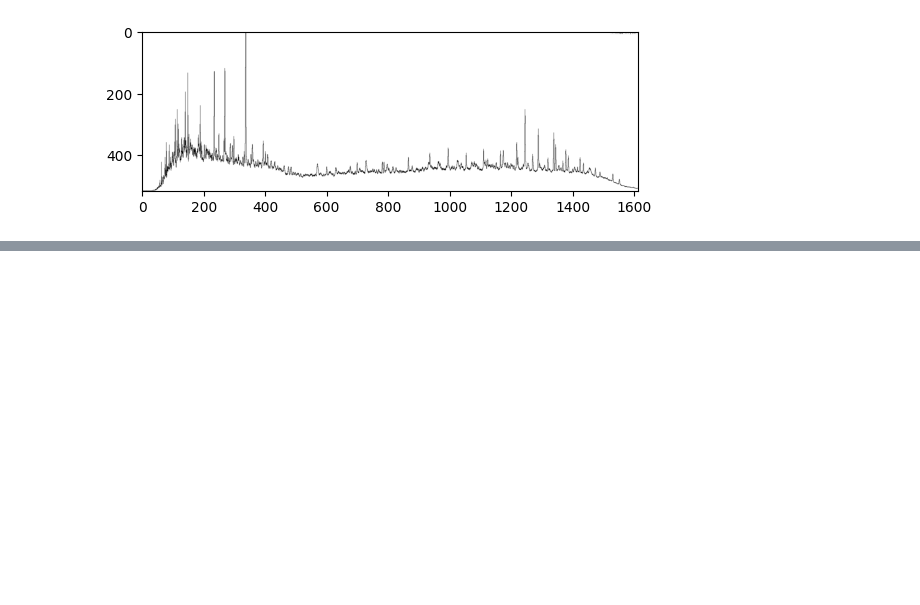
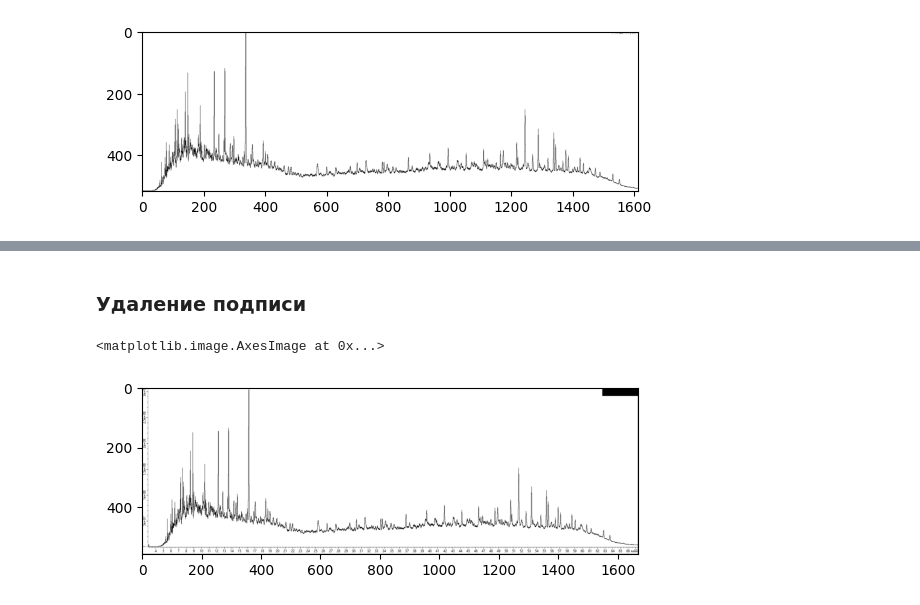
Before and after one commit to Dann38/imgplot2vec, a Jupyter notebook: scripts/exam.ipynb, the cells around one changed output, grey strips where cells are left out. Drawn from its saved outputs; the diff is of its cells as text; code cells hidden in the pictures; blank space fills up the shorter version.

```diff
--- a/scripts/exam.ipynb
+++ b/scripts/exam.ipynb
@@ -67,0 +101,15 @@ plt.imshow(gray_frame, cmap="gray")
+# %% [markdown]
+### Удаление подписи
+# %%
+reader = Reader()
+
+img = reader.read(r"img/2.png")
+
+delete_lebel_height = 30
+delete_lebel_width = 120
+h,w = img.shape[:2]
+img[:delete_lebel_height, w-delete_lebel_width:, :] = 0 # для того чтобы понять какая область 0
+plt.imshow(img)
+# %% [output]
+<matplotlib.image.AxesImage at 0x...>
+[figure, added]
```
Also changed, not shown: parts of 7 cells of this notebook, 3 other files.
